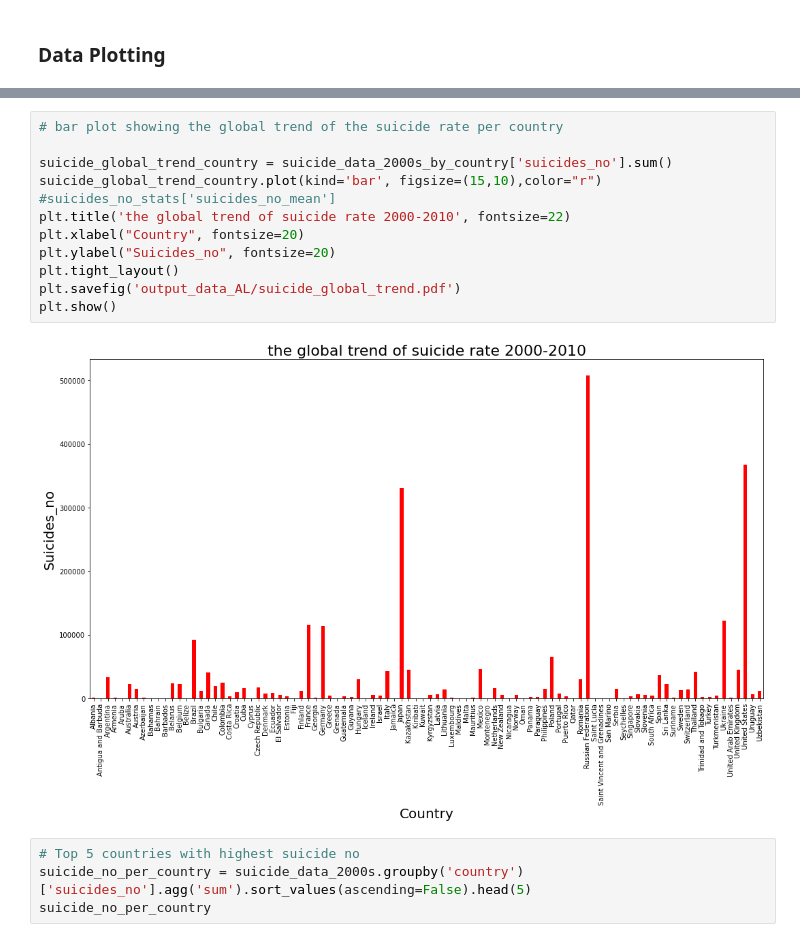
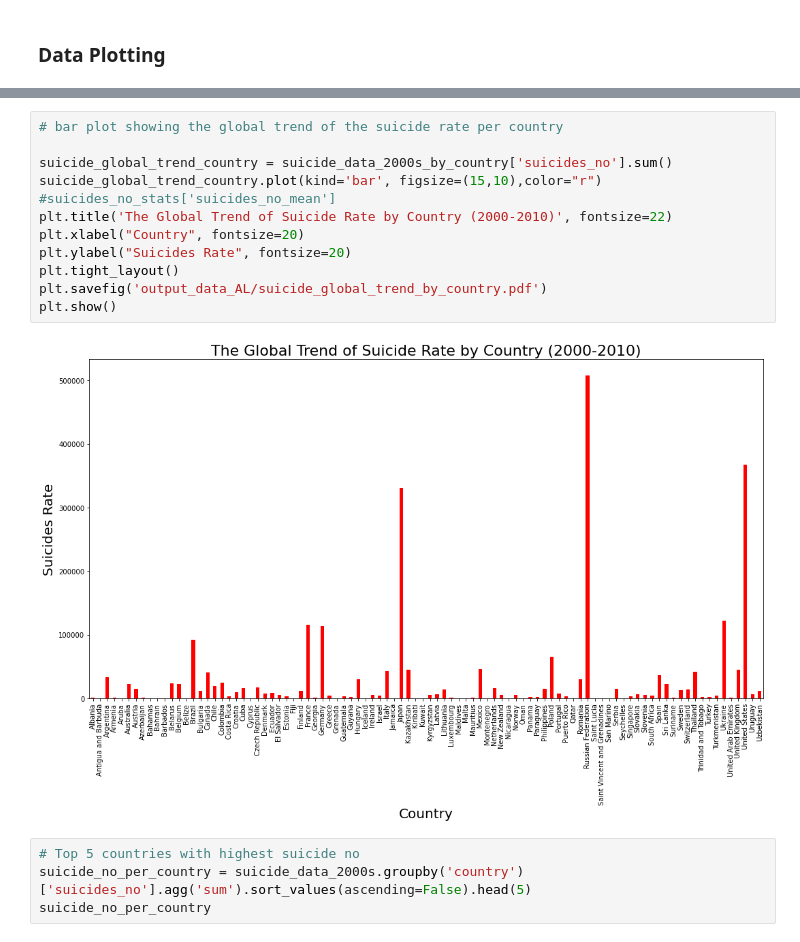
Before and after one commit to mguner-data/Global_Suicide_Data_Analysis, a Jupyter notebook: SuicidePy_AL.ipynb, the cells around one changed output, grey strips where cells are left out. Cells and saved outputs as stored; diff of their text form.

```diff
--- a/SuicidePy_AL.ipynb
+++ b/SuicidePy_AL.ipynb
@@ -170,17 +190,17 @@ plt.show()
 # %%
 # bar plot showing the global trend of the suicide rate per country
 
 suicide_global_trend_country = suicide_data_2000s_by_country['suicides_no'].sum()
 suicide_global_trend_country.plot(kind='bar', figsize=(15,10),color="r")
 #suicides_no_stats['suicides_no_mean']
-plt.title('the global trend of suicide rate 2000-2010', fontsize=22)
+plt.title('The Global Trend of Suicide Rate by Country (2000-2010)', fontsize=22)
 plt.xlabel("Country", fontsize=20)
-plt.ylabel("Suicides_no", fontsize=20)
+plt.ylabel("Suicides Rate", fontsize=20)
 plt.tight_layout()
-plt.savefig('output_data_AL/suicide_global_trend.pdf')
+plt.savefig('output_data_AL/suicide_global_trend_by_country.pdf')
 plt.show()
 # %% [output]
-[figure, old version]
+[figure, new version]
 # %%
 # Top 5 countries with highest suicide no
 suicide_no_per_country = suicide_data_2000s.groupby('country')['suicides_no'].agg('sum').sort_values(ascending=False).head(5)
```
Also changed, not shown: parts of 12 cells of this notebook, 7 other files.
